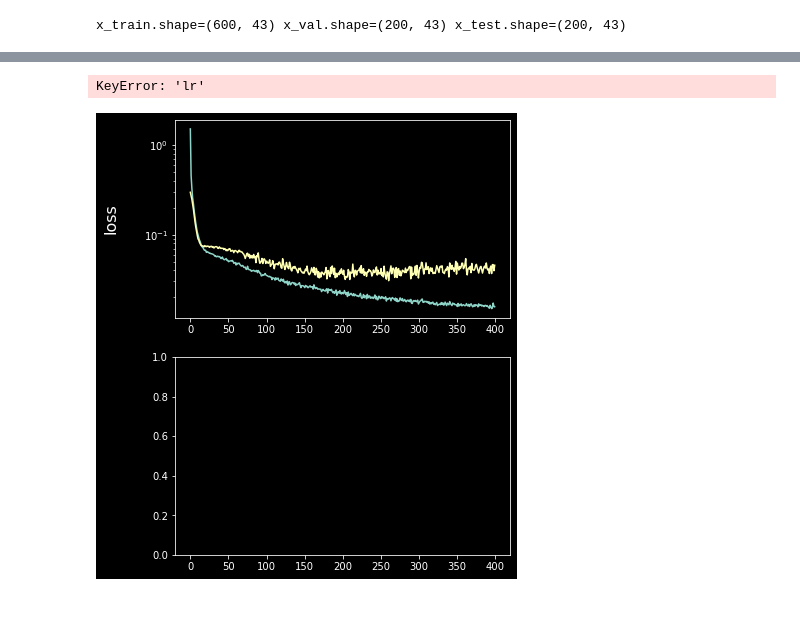
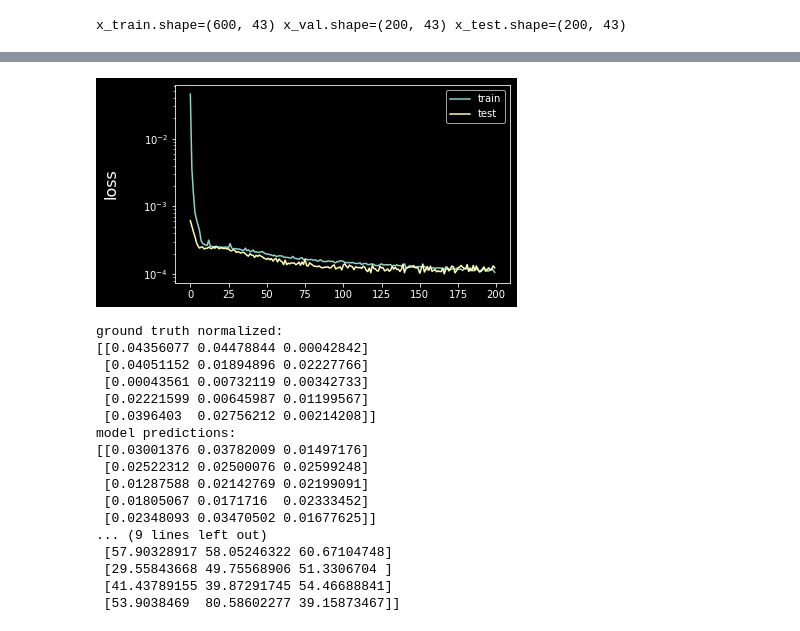
Before and after one commit to sedwardsmarsh/neural-synth, a Jupyter notebook: jupyter.ipynb, the cells around one changed output, grey strips where cells are left out. Drawn from its saved outputs; the diff is of its cells as text; code cells hidden in the pictures.

```diff
--- a/jupyter.ipynb
+++ b/jupyter.ipynb
@@ -84,22 +84,31 @@ def make_model(input_shape: Tuple[int, int], num_output_nodes: int=3) -> Sequent
     ])
     return model
 # %%
-# load features and labels and convert them to lists
+# load features, labels and label de-normalization weights
 CSV_PATH = './data/preprocessed/'
-CSV_FILENAME = 'datasetFeat&LabelNorm2022-05-13 14:20:12.csv'
+CSV_FILENAME = 'datasetFeat&LabelL2Norm2022-05-17 13:05:26.csv'
+SIMPLE_DATASET_PATH = './data/simple_dataset'
+LABEL_DENORM_WEIGHTS_FILENAME = 'label_denorm_weights.pkl'
+# CSV_FILENAME = 'datasetFeatNorm2022-05-13 14:44:10.csv'
 
 df = pd.read_csv(CSV_PATH + CSV_FILENAME)
-X = [eval(feature_str) for feature_str in df['features']]
-X = np.asarray(X)
+# X = [eval(feature_str) for feature_str in df['features']]
+# X = np.asarray(X)
+X = df.loc[:, 'mfcc1':'sc21'].values
 
-y = [eval(label_str) for label_str in df['labels']]
-y = np.asarray(y)
+# y = [eval(label_str) for label_str in df['labels']]
+# y = np.asarray(y)
+y = df.loc[:, 'label1':'label3'].values
+
+import pickle
+with open(f'{SIMPLE_DATASET_PATH}/{LABEL_DENORM_WEIGHTS_FILENAME}', 'rb') as f:
+    label_denorm_weights = pickle.load(f)
 # %%
 # partition dataset into 60% train, 20% val, 20% test
 split_seed: int = 42
 from sklearn.model_selection import train_test_split
-x_train, x_val, y_train, y_val = train_test_split(X, y, test_size=0.2, random_state=split_seed)
-x_train, x_test, y_train, y_test = train_test_split(x_train, y_train, test_size=0.25, random_state=split_seed)
+x_train, x_val, y_train, y_val = train_test_split(X, y, test_size=0.2, shuffle=False)
+x_train, x_test, y_train, y_test = train_test_split(x_train, y_train, test_size=0.25, shuffle=False)
 print(f'{x_train.shape=} {x_val.shape=} {x_test.shape=}')
 # %% [output]
 x_train.shape=(600, 43) x_val.shape=(200, 43) x_test.shape=(200, 43)
@@ -153,7 +169,7 @@ PARAMS = {
     'opt' : RMSProp(learning_rate=0.001), # 0.002:742, 0.003:612, 0.004:668, 0.006:605
     'loss' : 'mse',
     'bs' : 64,
-    'epochs' : 400, # 500 became stagnant around 220 with lr=0.001
+    'epochs' : 200, # 500 became stagnant around 220 with lr=0.001
     'metrics' : []
 }
 model.compile(loss=PARAMS['loss'], metrics=PARAMS['metrics'], optimizer=PARAMS['opt'])
@@ -193,5 +210,5 @@ Epoch 400/400
 # %%
-# Evaluating the model on the training and testing set
+# plot the model training loss
 print("Final Training Loss: {0:.3}".format(history.history['val_loss'][-1]))
 print("Final Testing Loss: {0:.3}".format(history.history['val_loss'][-1]))
 
@@ -209,15 +226,17 @@ ax.plot(history.history['val_loss'])
 ax.set_yscale('log')
 ax.set_ylabel(r'loss', size=16)
 ax.get_yaxis().set_label_coords(-0.17,0.5)
+ax.legend(['train', 'test'], loc='upper right')
 plt.tick_params(
     axis='x',          # changes apply to the x-axis
     labelbottom='off') # labels along the bottom edge are off
 
 #second plot
-ax = fig.add_subplot(gs[1], sharex=ax)
-ax.plot(history.history['lr'])
-ax.set_ylabel(r'learning rate', size =16)
-ax.get_yaxis().set_label_coords(-0.17,0.5)
+if 'lr' in history.history:
+    ax = fig.add_subplot(gs[1], sharex=ax)
+    ax.plot(history.history['lr'])
+    ax.set_ylabel(r'learning rate', size =16)
+    ax.get_yaxis().set_label_coords(-0.17,0.5)
 
 plt.show()
 # %% [output]
@@ -226,2 +245 @@ Final Testing Loss: 0.0455
-KeyError: 'lr'
-[figure, old version]
+[figure, new version]
@@ -231,0 +246,33 @@ model.predict(x=x_, batch_size=)
+# %%
+# compare model performance to ground truth
+n = 5
+
+# normalized
+print(f'ground truth normalized:\n{y_test[0:n]}')
+predictions = model.predict(x=x_test[0:n], batch_size=64)
+print(f'model predictions:\n{predictions}')
+print()
+
+# de normalized
+denormalized_gt = y_test[0:n] * label_denorm_weights
+print(f'ground truth after denormalization:\n{denormalized_gt}')
+denormalized_p = predictions[0:n] * label_denorm_weights
+print(f'model predictions after denormalization:\n{denormalized_p}')
+# %% [output]
+ground truth normalized:
+[[0.04356077 0.04478844 0.00042842]
+ [0.04051152 0.01894896 0.02227766]
+ [0.00043561 0.00732119 0.00342733]
+ [0.02221599 0.00645987 0.01199567]
+ [0.0396403  0.02756212 0.00214208]]
+model predictions:
+[[0.03001376 0.03782009 0.01497176]
+ [0.02522312 0.02500076 0.02599248]
+ [0.01287588 0.02142769 0.02199091]
+ [0.01805067 0.0171716  0.02333452]
+ [0.02348093 0.03470502 0.01677625]]
+... (9 lines left out)
+ [57.90328917 58.05246322 60.67104748]
+ [29.55843668 49.75568906 51.3306704 ]
+ [41.43789155 39.87291745 54.46688841]
+ [53.9038469  80.58602277 39.15873467]]
```
Also changed, not shown: parts of 4 cells of this notebook.
